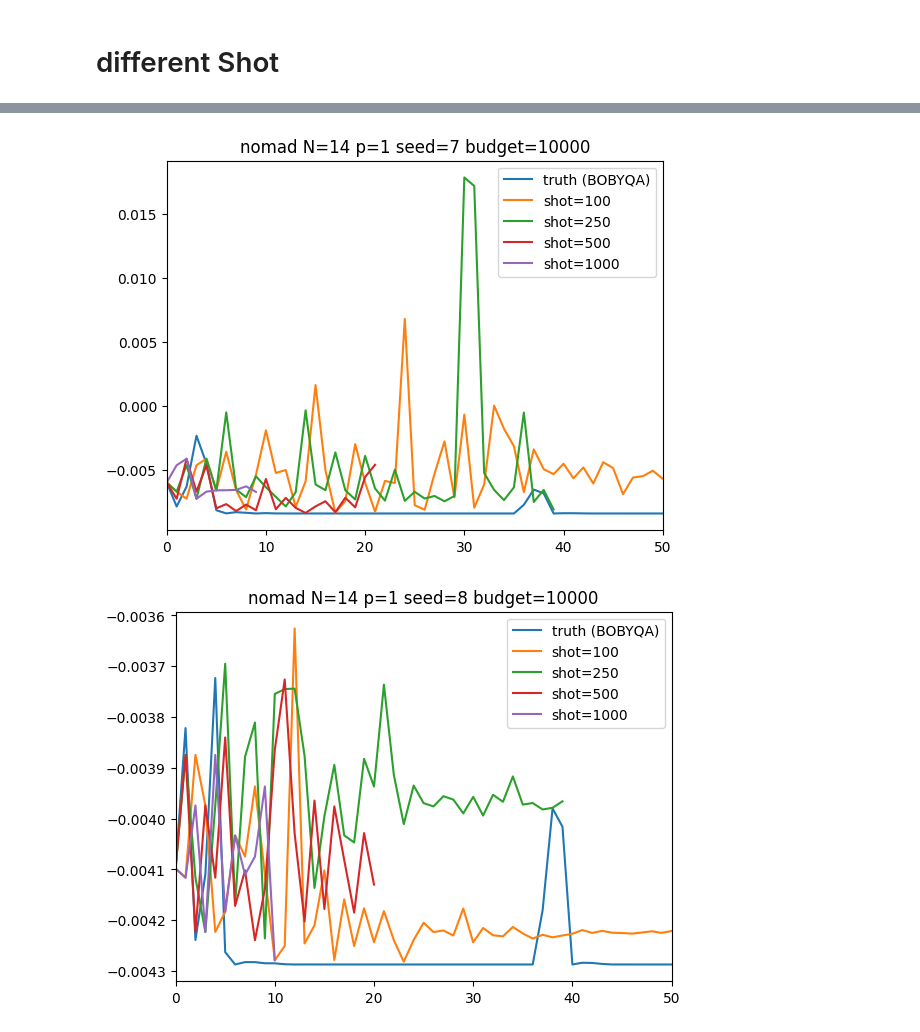
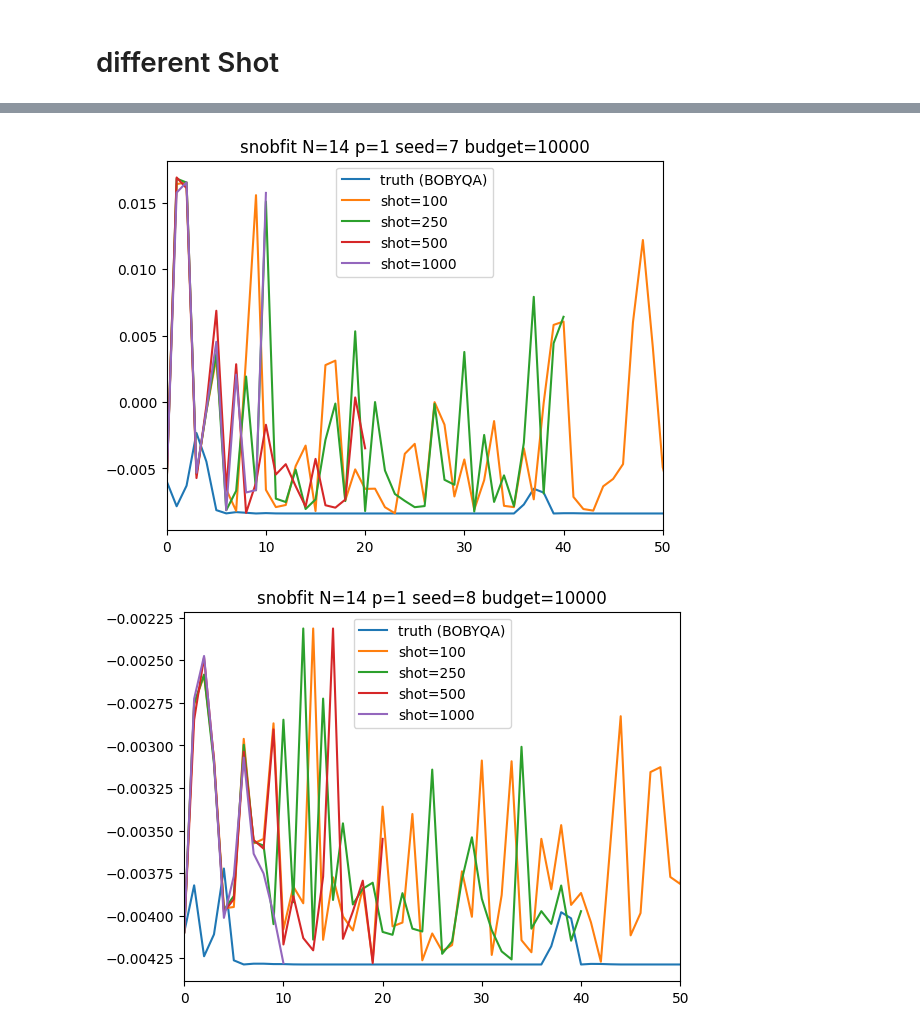
Before and after one commit to jpmorganchase/End-to-End_Protocol_for_High-Quality_QAOA_Parameters, a Jupyter notebook: get_traces.ipynb, the cells around one changed output, grey strips where cells are left out. Cells and saved outputs as stored; diff of their text form; code cells hidden in the pictures.

```diff
--- a/get_traces.ipynb
+++ b/get_traces.ipynb
@@ -104,7 +104,7 @@ plt.show()
 # %% [markdown]
 # different Shot
 # %%
-optimizer = 'nomad'
+optimizer = 'snobfit'
 budget = 10000
 seed_lst = range(10)
 N_lst = [14]
@@ -148,2 +148,2 @@ for i_s, seed in enumerate(seed_lst):
-[figure, old version]
+[figure, new version]
-[figure, old version]
+[figure, new version]
```
Also changed, not shown: parts of 2 cells of this notebook, 8 other files.
